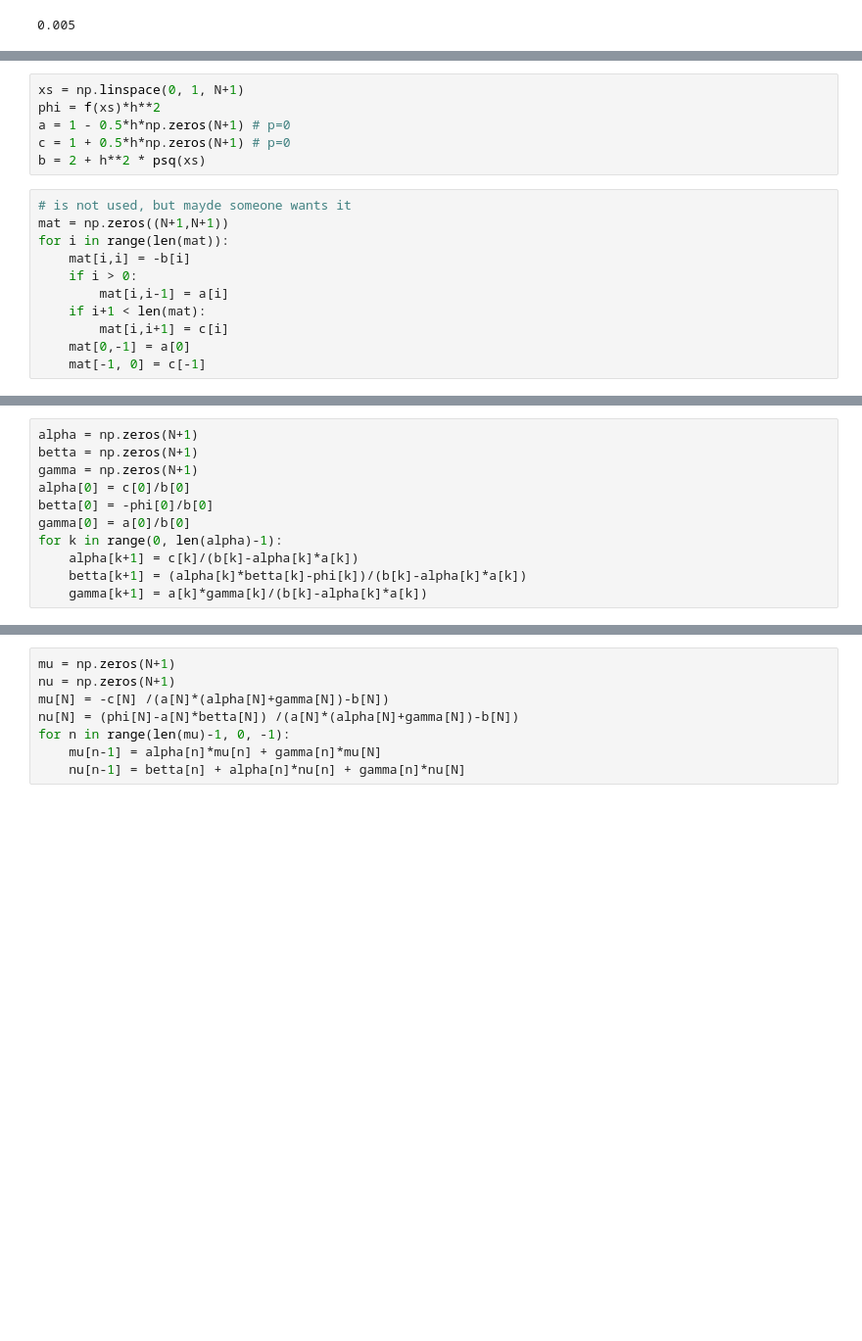
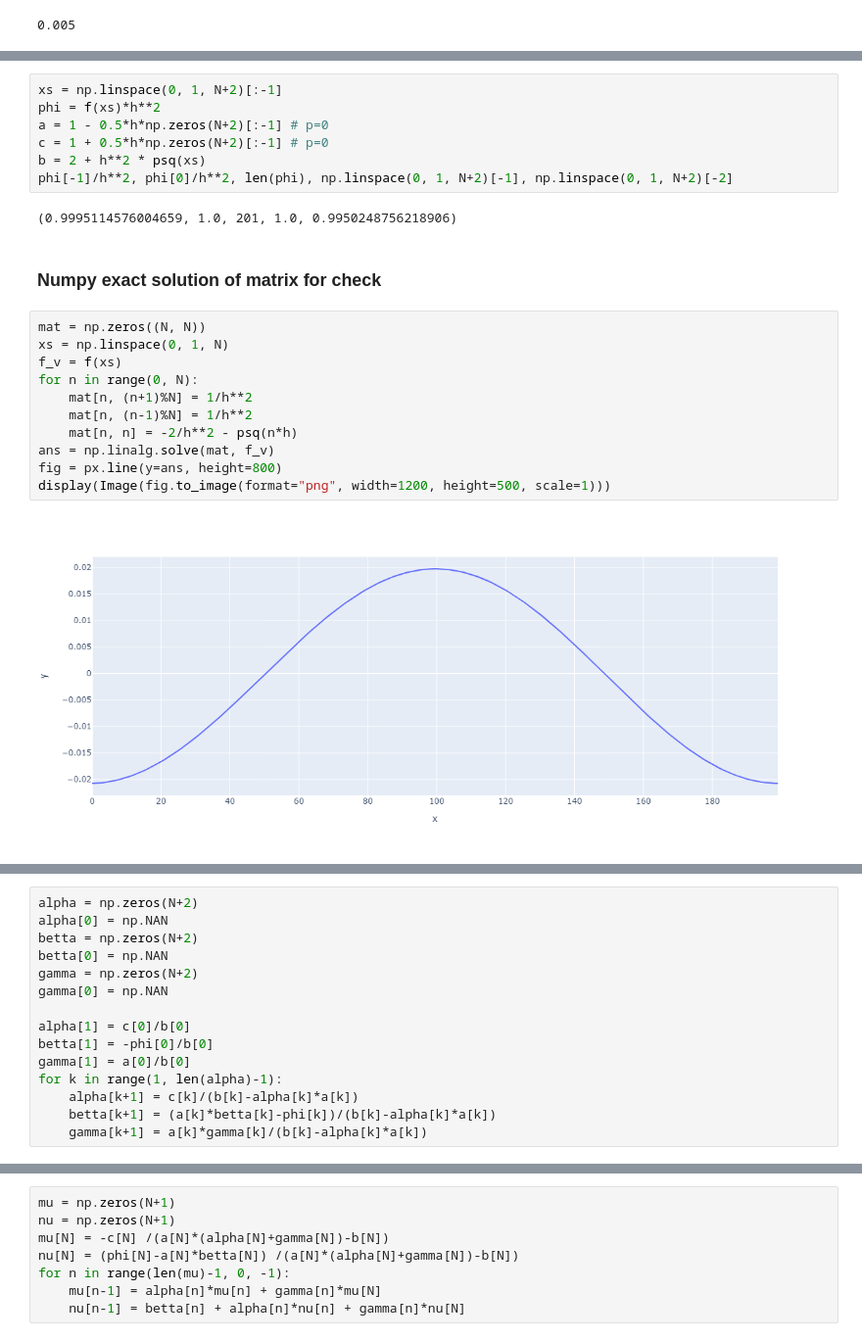
Before and after one commit to vian96/comput_math, a Jupyter notebook: diffur/diffur_kz.ipynb, the cells around one changed output, grey strips where cells are left out. Shown at 98% size. Saved outputs shown, nothing was run; the diff lists cells and outputs as text; blank space fills up the shorter version.

```diff
--- a/diffur/diffur_kz.ipynb
+++ b/diffur/diffur_kz.ipynb
@@ -179,35 +179,46 @@ h
 
 where p=0, q=-P^2
 # %%
-xs = np.linspace(0, 1, N+1)
+xs = np.linspace(0, 1, N+2)[:-1]
 phi = f(xs)*h**2
-a = 1 - 0.5*h*np.zeros(N+1) # p=0
-c = 1 + 0.5*h*np.zeros(N+1) # p=0
+a = 1 - 0.5*h*np.zeros(N+2)[:-1] # p=0
+c = 1 + 0.5*h*np.zeros(N+2)[:-1] # p=0
 b = 2 + h**2 * psq(xs)
+phi[-1]/h**2, phi[0]/h**2, len(phi), np.linspace(0, 1, N+2)[-1], np.linspace(0, 1, N+2)[-2]
+# %% [output]
+(0.9995114576004659, 1.0, 201, 1.0, 0.9950248756218906)
-# %%
-# is not used, but mayde someone wants it
-mat = np.zeros((N+1,N+1))
-for i in range(len(mat)):
-    mat[i,i] = -b[i]
-    if i > 0:
-        mat[i,i-1] = a[i]
-    if i+1 < len(mat):
-        mat[i,i+1] = c[i]
-    mat[0,-1] = a[0]
-    mat[-1, 0] = c[-1]
+# %% [markdown]
+### Numpy exact solution of matrix for check
+# %%
+mat = np.zeros((N, N))
+xs = np.linspace(0, 1, N)
+f_v = f(xs)
+for n in range(0, N):
+    mat[n, (n+1)%N] = 1/h**2
+    mat[n, (n-1)%N] = 1/h**2
+    mat[n, n] = -2/h**2 - psq(n*h)
+ans = np.linalg.solve(mat, f_v)
+fig = px.line(y=ans, height=800)
+display(Image(fig.to_image(format="png", width=1200, height=500, scale=1)))
+# %% [output]
+[figure, added]
 # %% [markdown]
 #### Solving general tridiagonal
 ![Alt text](abc.png)
 # %%
-alpha = np.zeros(N+1)
-betta = np.zeros(N+1)
-gamma = np.zeros(N+1)
-alpha[0] = c[0]/b[0]
-betta[0] = -phi[0]/b[0]
-gamma[0] = a[0]/b[0]
-for k in range(0, len(alpha)-1):
+alpha = np.zeros(N+2)
+alpha[0] = np.NAN
+betta = np.zeros(N+2)
+betta[0] = np.NAN
+gamma = np.zeros(N+2)
+gamma[0] = np.NAN
+
+alpha[1] = c[0]/b[0]
+betta[1] = -phi[0]/b[0]
+gamma[1] = a[0]/b[0]
+for k in range(1, len(alpha)-1):
     alpha[k+1] = c[k]/(b[k]-alpha[k]*a[k])
-    betta[k+1] = (alpha[k]*betta[k]-phi[k])/(b[k]-alpha[k]*a[k])
+    betta[k+1] = (a[k]*betta[k]-phi[k])/(b[k]-alpha[k]*a[k])
     gamma[k+1] = a[k]*gamma[k]/(b[k]-alpha[k]*a[k])
 # %% [markdown]
 ![Alt text](munu.png)
```
Also changed, not shown: parts of 1 cell of this notebook.
